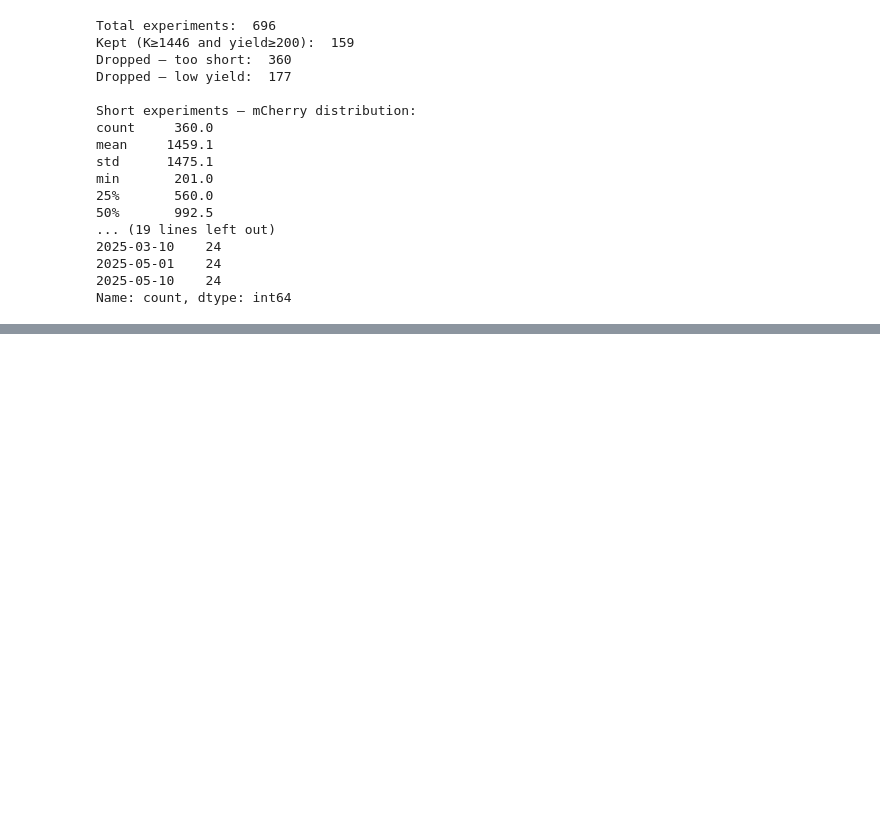
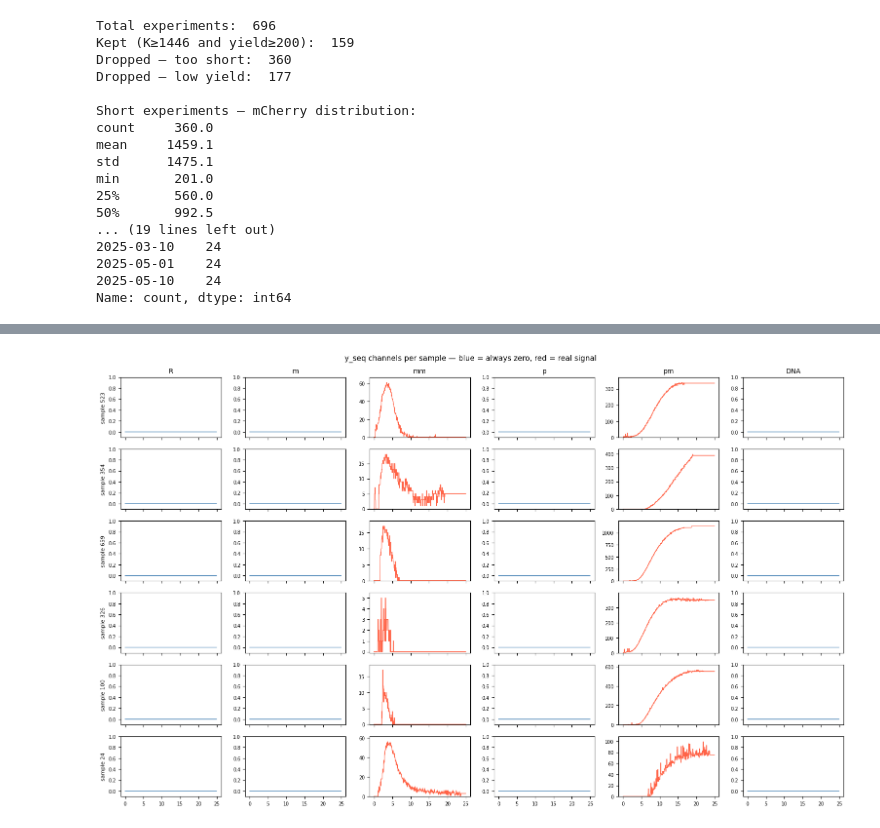
Before and after one commit to Ovanerven/theta-lab, a Jupyter notebook: last-layer-ode/analysis/explore_real_data.ipynb, the cells around one changed output, grey strips where cells are left out. Saved outputs shown, nothing was run; the diff lists cells and outputs as text; code cells hidden in the pictures; blank space fills up the shorter version.

```diff
--- a/last-layer-ode/analysis/explore_real_data.ipynb
+++ b/last-layer-ode/analysis/explore_real_data.ipynb
@@ -430,0 +456,18 @@ Name: count, dtype: int64
+# %%
+# ── Per-channel summary across ALL 696 samples ───────────────────────────
+rows = []
+for i, name in enumerate(obs_names):
+    ch = y_seq[:, :, i]                                # (N, K)
+    n_all_zero = int((ch == 0).all(axis=1).sum())      # samples where ch is 0 at every step
+    frac_nz    = float((ch != 0).mean())               # fraction of (N*K) entries that are nonzero
+    rows.append({
+        "channel":          name,
+        "samples_all_zero": f"{n_all_zero}/{N}",
+        "global_min":       float(ch.min()),
+        "global_max":       float(ch.max()),
+        "global_mean":      float(ch.mean()),
+        "frac_entries_nz":  f"{frac_nz:.3%}",
+    })
+
+summary = pd.DataFrame(rows)
+print(summary.to_string(index=False))
@@ -430,0 +482,28 @@ Name: count, dtype: int64
+# %%
+# ── Plot every channel for a handful of random samples ───────────────────
+rng = np.random.default_rng(1)
+sample_ids = rng.choice(N, size=6, replace=False)
+t_h = npz["t_obs"][1:] / 3600.0   # match y_seq timesteps
+
+fig, axes = plt.subplots(len(sample_ids), P, figsize=(P * 2.6, len(sample_ids) * 1.6),
+                         sharex=True)
+
+for r, sidx in enumerate(sample_ids):
+    for c, name in enumerate(obs_names):
+        ax = axes[r, c]
+        trace = y_seq[sidx, :, c]
+        ax.plot(t_h, trace, lw=1.0,
+                color="tomato" if name in ("mm", "pm") else "steelblue")
+        ax.set_ylim(-0.1, max(1.0, float(trace.max()) * 1.1))
+        if r == 0:
+            ax.set_title(name, fontsize=10)
+        if c == 0:
+            ax.set_ylabel(f"sample {sidx}", fontsize=8)
+        ax.tick_params(labelsize=7)
+
+fig.suptitle("y_seq channels per sample — blue = always zero, red = real signal",
+             fontsize=11)
+fig.tight_layout()
+plt.show()
+# %% [output]
+[figure, added]
```
Also changed, not shown: parts of 3 cells of this notebook, 34 other files.
